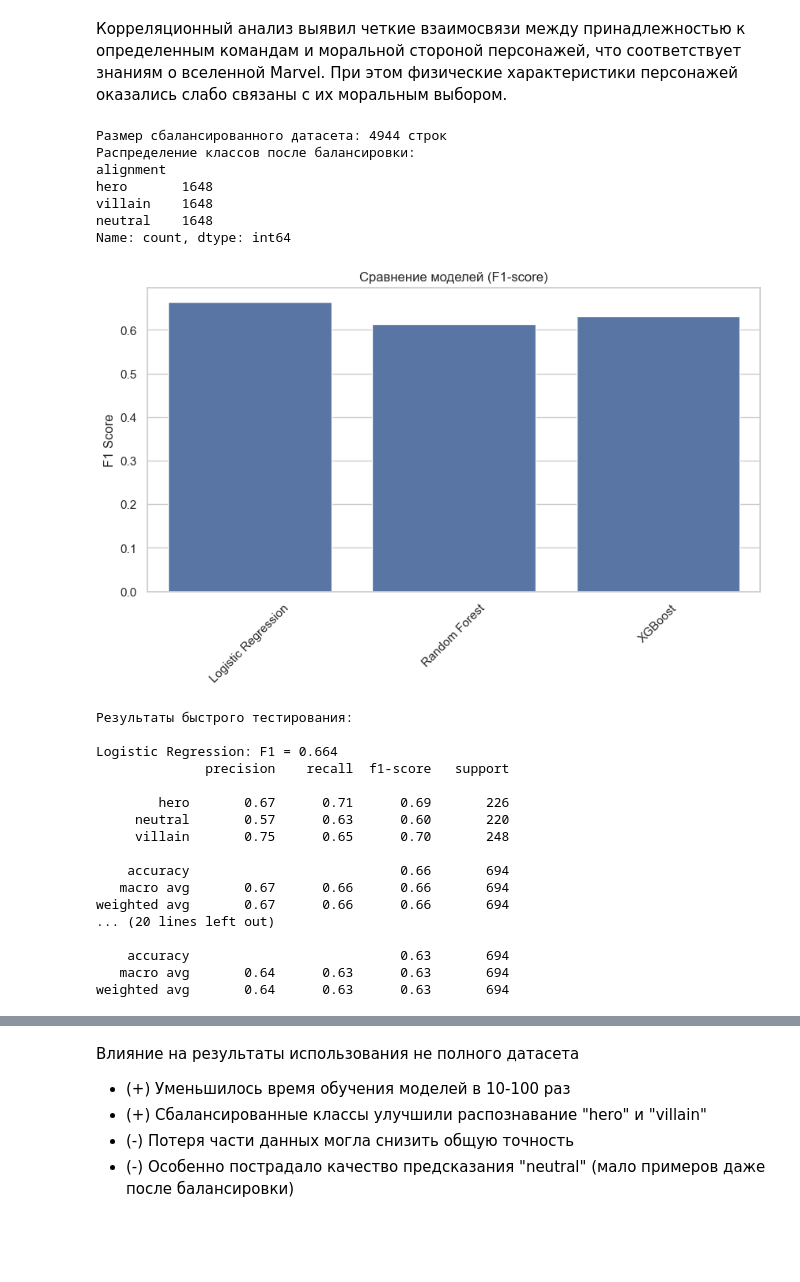
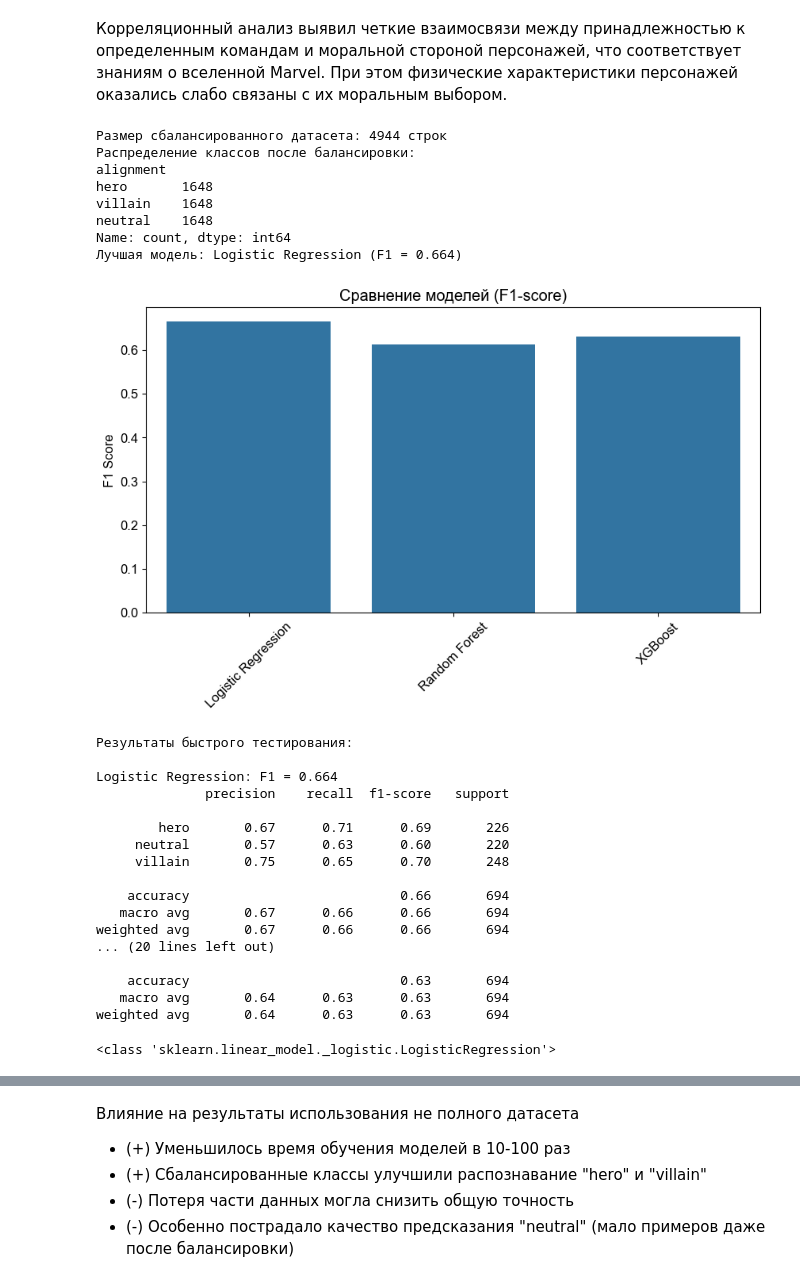
Before and after one commit to akivtt/marvel, a Jupyter notebook: visualizations.ipynb, the cells around one changed output, grey strips where cells are left out. Saved outputs shown, nothing was run; the diff lists cells and outputs as text; code cells hidden in the pictures; blank space fills up the shorter version.

```diff
--- a/visualizations.ipynb
+++ b/visualizations.ipynb
@@ -474,6 +474,9 @@ print("""
 # %% [markdown]
 Корреляционный анализ выявил четкие взаимосвязи между принадлежностью к определенным командам и моральной стороной персонажей, что соответствует знаниям о вселенной Marvel. При этом физические характеристики персонажей оказались слабо связаны с их моральным выбором.
 # %%
+import joblib
+
+
 cols = ['Gender', 'Alive', 'Marital Status', 'Height (m)', 'Weight (kg)',
         'Origin', 'Universe', 'Identity', 'Teams']
 
@@ -542,34 +545,48 @@ for name, model in models.items():
     pipeline.fit(X_train, y_train)
     y_pred = pipeline.predict(X_test)
 
     # Сохранение результатов
     results[name] = {
         'test_f1': f1_score(y_test, y_pred, average='weighted'),
         'report': classification_report(y_test, y_pred, target_names=le.classes_)
     }
 
+
+
+
+# Находим модель с максимальным F1-score
+best_model_name = max(results, key=lambda x: results[x]['test_f1'])
+best_model = models[best_model_name]
+
+# Сохраняем ТОЛЬКО лучшую модель
+joblib.dump(best_model, "models/best.pkl")
+
+# Дополнительно сохраняем название для логов
+print(f"Лучшая модель: {best_model_name} (F1 = {results[best_model_name]['test_f1']:.3f})")
+
 # Быстрая визуализация
 plt.figure(figsize=(10, 5))
 sns.barplot(x=list(results.keys()), y=[res['test_f1'] for res in results.values()])
 plt.title('Сравнение моделей (F1-score)')
 plt.ylabel('F1 Score')
 plt.xticks(rotation=45)
 plt.show()
 
 # Вывод результатов
 print("\nРезультаты быстрого тестирования:")
 for name, res in results.items():
     print(f"\n{name}: F1 = {res['test_f1']:.3f}")
     print(res['report'])
 # %% [output]
 Размер сбалансированного датасета: 4944 строк
 Распределение классов после балансировки:
 alignment
 hero       1648
 villain    1648
 neutral    1648
 Name: count, dtype: int64
+Лучшая модель: Logistic Regression (F1 = 0.664)
-[figure, old version]
+[figure, new version]
 Результаты быстрого тестирования:
 
 Logistic Regression: F1 = 0.664
@@ -587,3 +604,9 @@ weighted avg       0.67      0.66      0.66       694
     accuracy                           0.63       694
    macro avg       0.64      0.63      0.63       694
 weighted avg       0.64      0.63      0.63       694
+# %%
+import joblib
+model = joblib.load("models/best.pkl")
+print(type(model))  # Если выведет <class 'xgboost.sklearn.XGBClassifier'>, значит, модель использует XGBoost
+# %% [output]
+<class 'sklearn.linear_model._logistic.LogisticRegression'>
```
Also changed, not shown: parts of 15 cells of this notebook, 4 other files.
